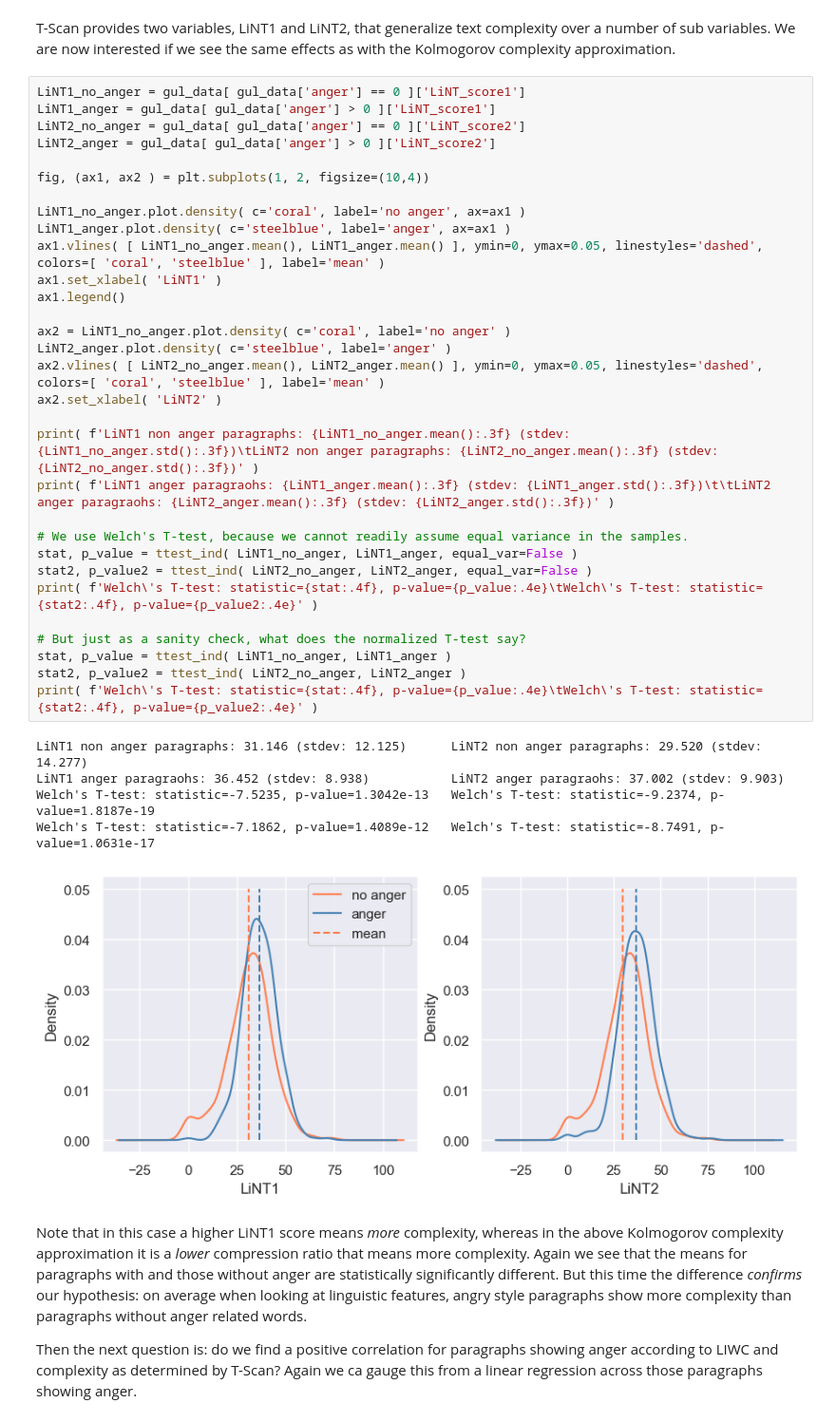
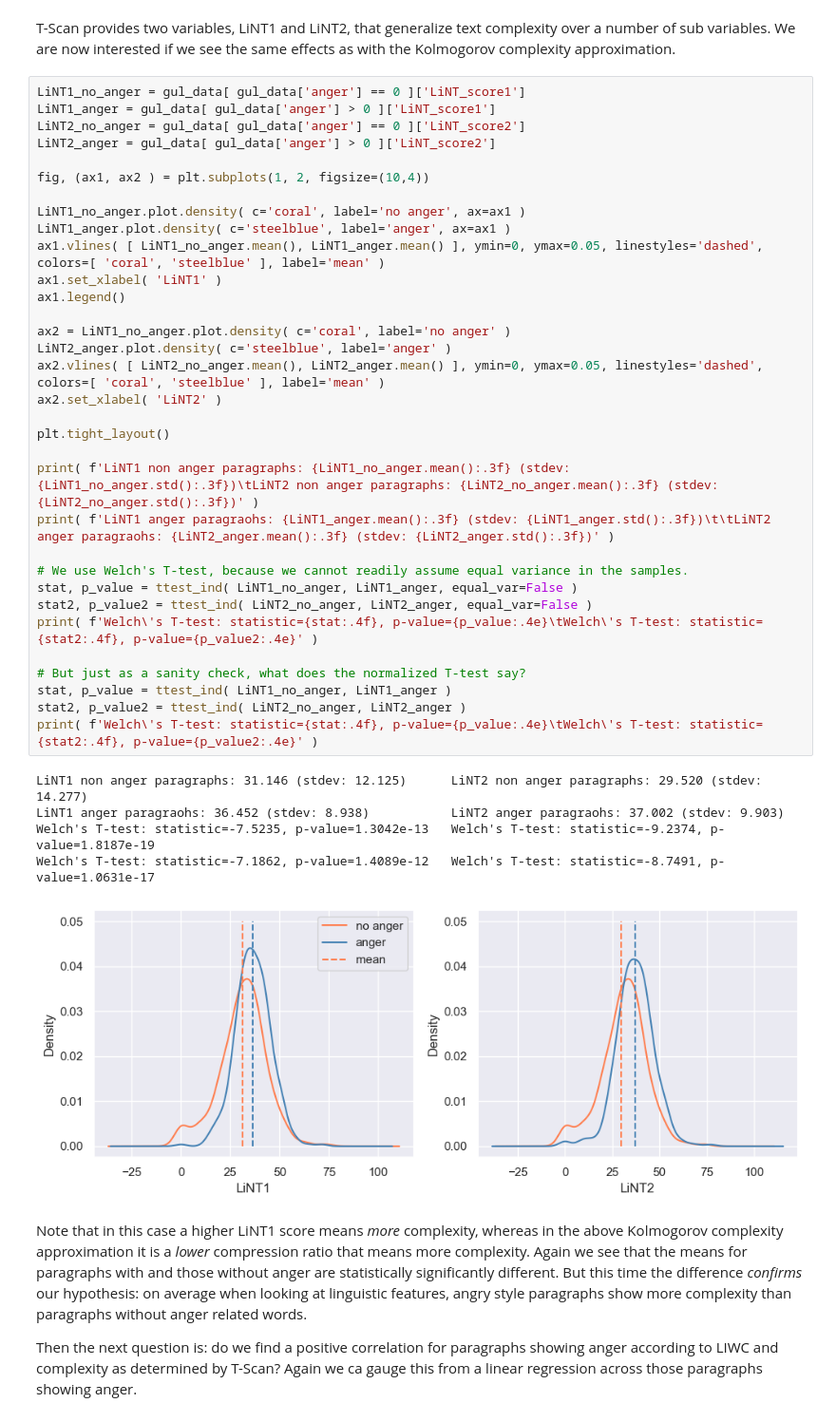
Before and after one commit to jorisvanzundert/Gul_Complexity, a Jupyter notebook: Lale_Gul-Ik_ga_leven-analysis.ipynb, the cells around one changed output. Shown: that part at 95% size. Saved outputs shown, nothing was run; the diff lists cells and outputs as text.

```diff
--- a/Lale_Gul-Ik_ga_leven-analysis.ipynb
+++ b/Lale_Gul-Ik_ga_leven-analysis.ipynb
@@ -163,34 +173,36 @@ LiNT2_anger = gul_data[ gul_data['anger'] > 0 ]['LiNT_score2']
 fig, (ax1, ax2 ) = plt.subplots(1, 2, figsize=(10,4))
 
 LiNT1_no_anger.plot.density( c='coral', label='no anger', ax=ax1 )
 LiNT1_anger.plot.density( c='steelblue', label='anger', ax=ax1 )
 ax1.vlines( [ LiNT1_no_anger.mean(), LiNT1_anger.mean() ], ymin=0, ymax=0.05, linestyles='dashed', colors=[ 'coral', 'steelblue' ], label='mean' )
 ax1.set_xlabel( 'LiNT1' )
 ax1.legend()
 
 ax2 = LiNT1_no_anger.plot.density( c='coral', label='no anger' )
 LiNT2_anger.plot.density( c='steelblue', label='anger' )
 ax2.vlines( [ LiNT2_no_anger.mean(), LiNT2_anger.mean() ], ymin=0, ymax=0.05, linestyles='dashed', colors=[ 'coral', 'steelblue' ], label='mean' )
 ax2.set_xlabel( 'LiNT2' )
 
+plt.tight_layout()
+
 print( f'LiNT1 non anger paragraphs: {LiNT1_no_anger.mean():.3f} (stdev: {LiNT1_no_anger.std():.3f})\tLiNT2 non anger paragraphs: {LiNT2_no_anger.mean():.3f} (stdev: {LiNT2_no_anger.std():.3f})' )
 print( f'LiNT1 anger paragraohs: {LiNT1_anger.mean():.3f} (stdev: {LiNT1_anger.std():.3f})\t\tLiNT2 anger paragraohs: {LiNT2_anger.mean():.3f} (stdev: {LiNT2_anger.std():.3f})' )
 
 # We use Welch's T-test, because we cannot readily assume equal variance in the samples.
 stat, p_value = ttest_ind( LiNT1_no_anger, LiNT1_anger, equal_var=False )
 stat2, p_value2 = ttest_ind( LiNT2_no_anger, LiNT2_anger, equal_var=False )
 print( f'Welch\'s T-test: statistic={stat:.4f}, p-value={p_value:.4e}\tWelch\'s T-test: statistic={stat2:.4f}, p-value={p_value2:.4e}' )
 
 # But just as a sanity check, what does the normalized T-test say?
 stat, p_value = ttest_ind( LiNT1_no_anger, LiNT1_anger )
 stat2, p_value2 = ttest_ind( LiNT2_no_anger, LiNT2_anger )
 print( f'Welch\'s T-test: statistic={stat:.4f}, p-value={p_value:.4e}\tWelch\'s T-test: statistic={stat2:.4f}, p-value={p_value2:.4e}' )
 # %% [output]
 LiNT1 non anger paragraphs: 31.146 (stdev: 12.125)      LiNT2 non anger paragraphs: 29.520 (stdev: 14.277)
 LiNT1 anger paragraohs: 36.452 (stdev: 8.938)           LiNT2 anger paragraohs: 37.002 (stdev: 9.903)
 Welch's T-test: statistic=-7.5235, p-value=1.3042e-13   Welch's T-test: statistic=-9.2374, p-value=1.8187e-19
 Welch's T-test: statistic=-7.1862, p-value=1.4089e-12   Welch's T-test: statistic=-8.7491, p-value=1.0631e-17
-[figure, old version]
+[figure, new version]
 # %% [markdown]
 Note that in this case a higher LiNT1 score means *more* complexity, whereas in the above Kolmogorov complexity approximation it is a *lower* compression ratio that means more complexity. Again we see that the means for paragraphs with and those without anger are statistically significantly different. But this time the difference *confirms* our hypothesis: on average when looking at linguistic features, angry style paragraphs show more complexity than paragraphs without anger related words.
 
```
Also changed, not shown: parts of 18 cells of this notebook.
